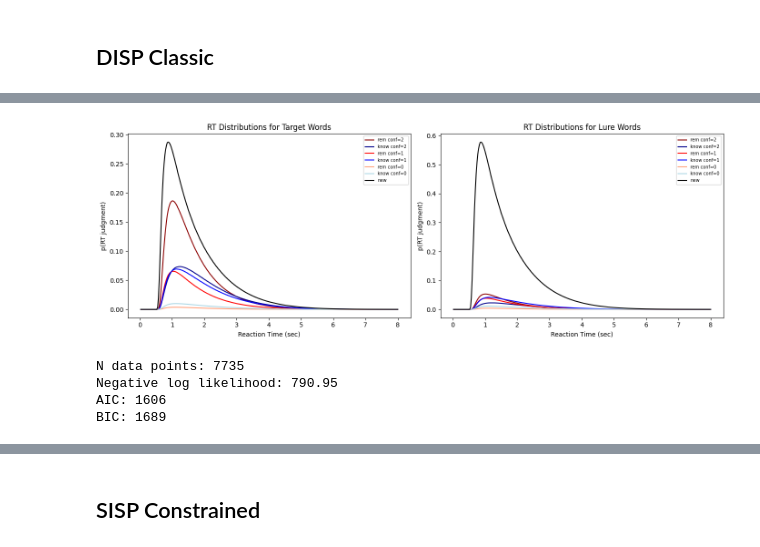
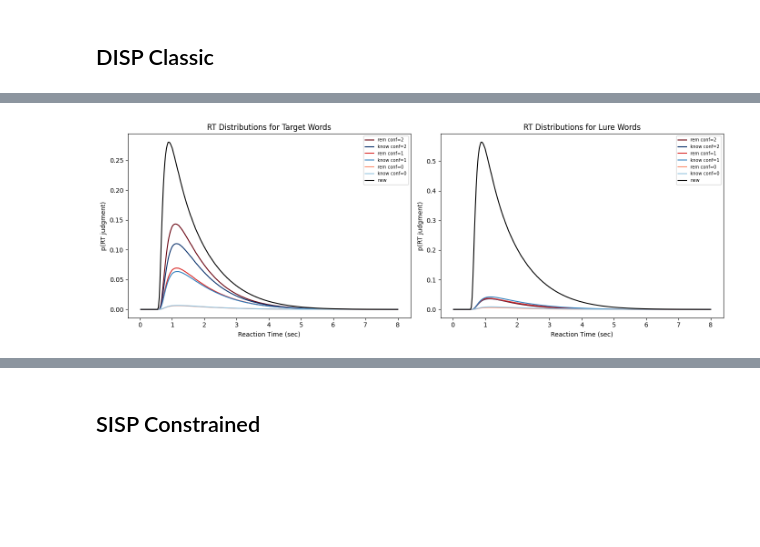
Before and after one commit to SpoopyPillow/caa_recognition_model, a Jupyter notebook: plot_models.ipynb, the cells around one changed output, grey strips where cells are left out. Drawn from its saved outputs; the diff is of its cells as text; code cells hidden in the pictures; blank space fills up the shorter version.

```diff
--- a/plot_models.ipynb
+++ b/plot_models.ipynb
@@ -17,0 +25,10 @@ data = base_model.DATA
+# %%
+data = base_model.DATA
+
+caa_cfg = CAAConfig(
+    delta_t=0.025,
+    nr_ssteps=8192,
+    nr_samples=10000,
+    max_t=8.0,
+    nr_quantiles=5
+)
@@ -76,57 +132,4 @@ params_target, params_lure = DISPClassicDDM.split_params(params_est)
-# %%
-p_rem, p_know, p_new, t = disp_model.predicted_proportions(params_target)
-p_rem_lures, p_know_lures, p_new_lures, t = disp_model.predicted_proportions(params_lure)
-
-fig, axes = plt.subplots(1, 2, figsize=(14, 5))
-
-confidence_labels = ["conf=2", "conf=1", "conf=0"]
-colors_rem = ["darkred", "red", "lightsalmon"]
-colors_know = ["darkblue", "blue", "lightblue"]
-
-for i in range(3):
-    axes[0].plot(t, p_rem[i] / disp_model.config.delta_t, color=colors_rem[i], label=f"rem {confidence_labels[i]}")
-    axes[0].plot(t, p_know[i] / disp_model.config.delta_t, color=colors_know[i], label=f"know {confidence_labels[i]}")
-axes[0].plot(t, p_new / disp_model.config.delta_t, color="black", label="new")
-axes[0].set_title("RT Distributions for Target Words")
-axes[0].set_xlabel("Reaction Time (sec)")
-axes[0].set_ylabel("p(RT judgment)")
-axes[0].legend(fontsize=7)
-
-for i in range(3):
-    axes[1].plot(t, p_rem_lures[i] / disp_model.config.delta_t, color=colors_rem[i], label=f"rem {confidence_labels[i]}")
-    axes[1].plot(t, p_know_lures[i] / disp_model.config.delta_t, color=colors_know[i], label=f"know {confidence_labels[i]}")
-axes[1].plot(t, p_new_lures / disp_model.config.delta_t, color="black", label="new")
-axes[1].set_title("RT Distributions for Lure Words")
-axes[1].set_xlabel("Reaction Time (sec)")
-axes[1].set_ylabel("p(RT judgment)")
-axes[1].legend(fontsize=7)
-
-plt.tight_layout()
-plt.show()
-# %% [output]
-[figure, removed]
-# %%
-neg_log_lik = disp_model.compute_gof_all(params_est, use_chisq=False)
-n_params = len(params_est)
-n_data = (
-    len(data.rem_hit.rt)
-    + len(data.know_hit.rt)
-    + len(data.CR.rt)
-    + len(data.miss.rt)
-    + len(data.rem_fa.rt)
-    + len(data.know_fa.rt)
-)
-
-print(f"N data points: {n_data}")
-
-AIC = 2 * n_params + 2 * neg_log_lik
-BIC = n_params * np.log(n_data) + 2 * neg_log_lik
-
-print(f"Negative log likelihood: {neg_log_lik:.2f}")
-print(f"AIC: {AIC:.0f}")
-print(f"BIC: {BIC:.0f}")
-# %% [output]
-N data points: 7735
-Negative log likelihood: 790.95
-AIC: 1606
-BIC: 1689
+# %%
+disp_model.plot_rt_distributions(params_est);
+# %% [output]
+[figure, added]
```
Also changed, not shown: parts of 21 cells of this notebook, 7 other files.
